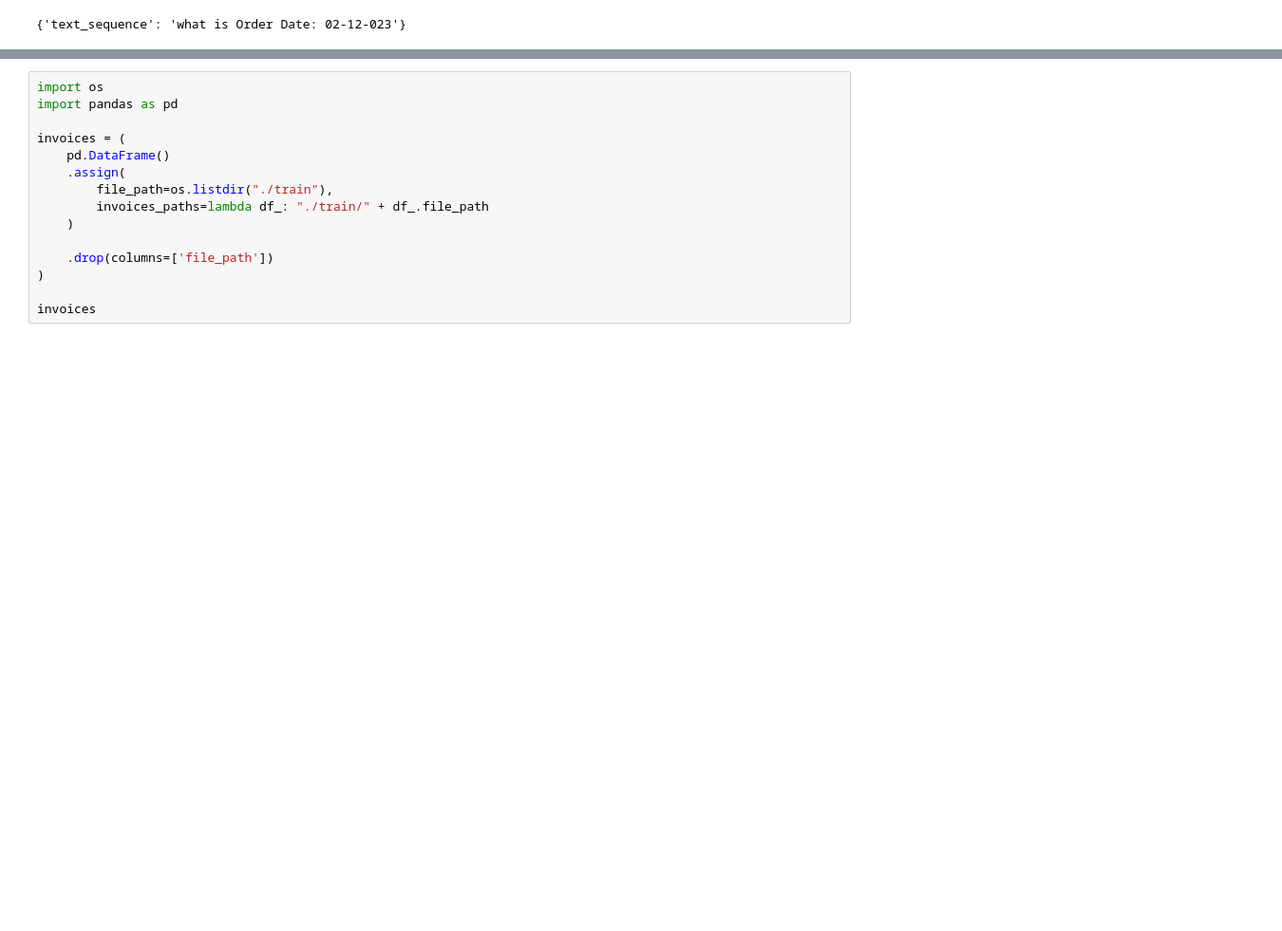
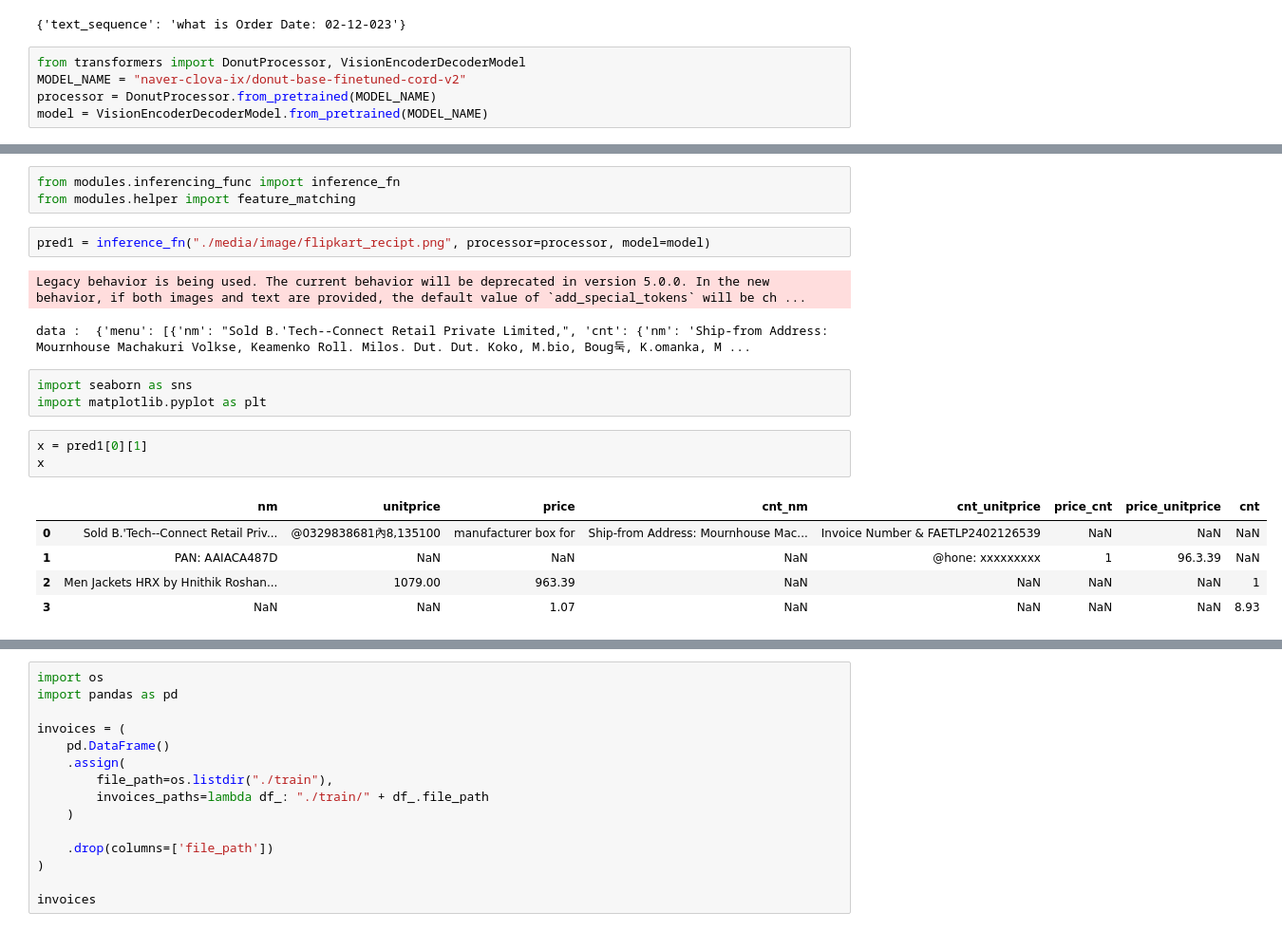
Before and after one commit to prafuel/recipt2dataframe, a Jupyter notebook: donut_model_DocVQA_solution.ipynb, the cells around one changed output, grey strips where cells are left out. Shown: that part at 95% size. Drawn from its saved outputs; the diff is of its cells as text; blank space fills up the shorter version.

```diff
--- a/donut_model_DocVQA_solution.ipynb
+++ b/donut_model_DocVQA_solution.ipynb
@@ -169,3 +169,8 @@ infernce_fn(img_path, "what is Invoice Date")
 infernce_fn(img_path, "what is Order Date")
 # %% [output]
 {'text_sequence': 'what is Order Date: 02-12-023'}
+# %%
+from transformers import DonutProcessor, VisionEncoderDecoderModel
+MODEL_NAME = "naver-clova-ix/donut-base-finetuned-cord-v2"
+processor = DonutProcessor.from_pretrained(MODEL_NAME)
+model = VisionEncoderDecoderModel.from_pretrained(MODEL_NAME)
@@ -171,0 +195,20 @@ infernce_fn(img_path, "what is Order Date")
+# %%
+from modules.inferencing_func import inference_fn
+from modules.helper import feature_matching
+# %%
+pred1 = inference_fn("./media/image/flipkart_recipt.png", processor=processor, model=model)
+# %% [output]
+Legacy behavior is being used. The current behavior will be deprecated in version 5.0.0. In the new behavior, if both images and text are provided, the default value of `add_special_tokens` will be ch ...
+data :  {'menu': [{'nm': "Sold B.'Tech--Connect Retail Private Limited,", 'cnt': {'nm': 'Ship-from Address: Mournhouse Machakuri Volkse, Keamenko Roll. Milos. Dut. Dut. Koko, M.bio, Boug둑, K.omanka, M ...
+# %%
+import seaborn as sns
+import matplotlib.pyplot as plt
+# %%
+x = pred1[0][1]
+x
+# %% [output]
+|  | nm | unitprice | price | cnt_nm | cnt_unitprice | price_cnt | price_unitprice | cnt |
+| 0 | Sold B.'Tech--Connect Retail Priv... | @0329838681內8,135100 | manufacturer box for | Ship-from Address: Mournhouse Mac... | Invoice Number & FAETLP2402126539 | NaN | NaN | NaN |
+| 1 | PAN: AAIACA487D | NaN | NaN | NaN | @hone: xxxxxxxxx | 1 | 96.3.39 | NaN |
+| 2 | Men Jackets HRX by Hnithik Roshan... | 1079.00 | 963.39 | NaN | NaN | NaN | NaN | 1 |
+| 3 | NaN | NaN | 1.07 | NaN | NaN | NaN | NaN | 8.93 |
```
Also changed, not shown: parts of 15 cells of this notebook, 7 other files.
